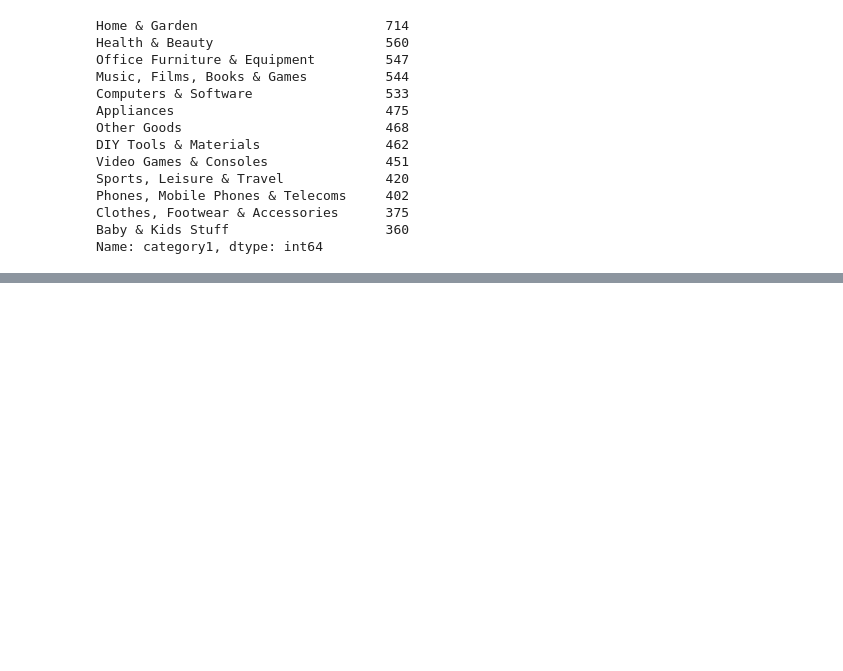
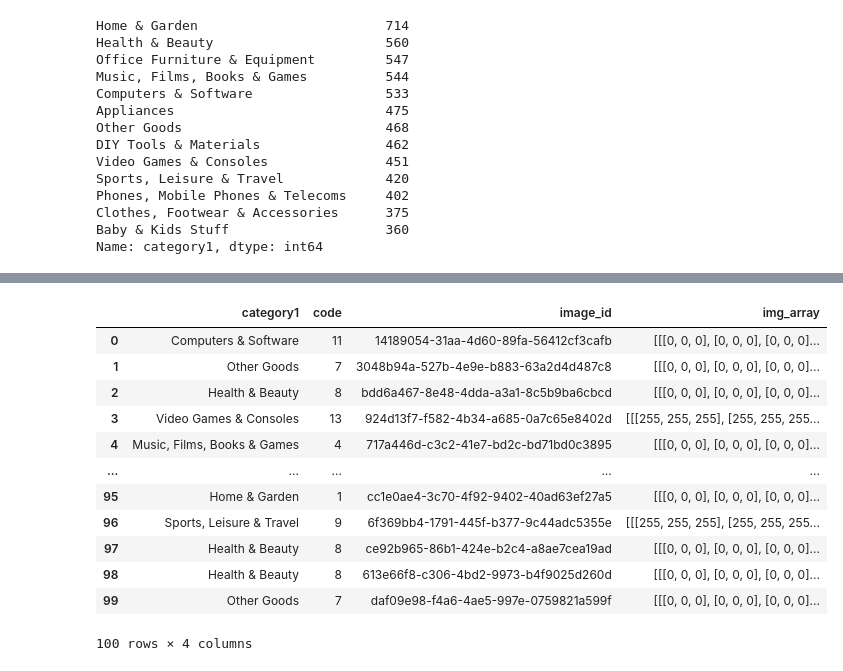
Before and after one commit to mo-sra100/Machine-learning-recommendation-system, a Jupyter notebook: simple_classification_model.ipynb, the cells around one changed output, grey strips where cells are left out. Saved outputs shown, nothing was run; the diff lists cells and outputs as text; code cells hidden in the pictures; blank space fills up the shorter version.

```diff
--- a/simple_classification_model.ipynb
+++ b/simple_classification_model.ipynb
@@ -59 +62,29 @@ tabular_data_4.head()
+# %%
+# Iterates over each product in table from cell 1 and uses its image_id to find the image in the local directory, before converting the image to an array and placing the array in the img_array column
+
+path_to_images_cleaned_128x128 = "images_cleaned_128x128/"
+for i in range(6228):
+    x = tabular_data_4.iat[i,2]
+    y = (f"128x128_cleaned_{x}")
+    # print(y)
+    img_array = mpimg.imread(f'{path_to_images_cleaned_128x128}{y}.jpg')
+    # imgplot = plt.imshow(img_array)
+    img_array_list = list(img_array)
+    tabular_data_4.iat[i,3] = img_array
+    i+=1
+tabular_data_4.head(100)
+# %% [output]
+|  | category1 | code | image_id | img_array |
+| 0 | Computers & Software | 11 | 14189054-31aa-4d60-89fa-56412cf3cafb | [[[0, 0, 0], [0, 0, 0], [0, 0, 0]... |
+| 1 | Other Goods | 7 | 3048b94a-527b-4e9e-b883-63a2d4d487c8 | [[[0, 0, 0], [0, 0, 0], [0, 0, 0]... |
+| 2 | Health & Beauty | 8 | bdd6a467-8e48-4dda-a3a1-8c5b9ba6cbcd | [[[0, 0, 0], [0, 0, 0], [0, 0, 0]... |
+| 3 | Video Games & Consoles | 13 | 924d13f7-f582-4b34-a685-0a7c65e8402d | [[[255, 255, 255], [255, 255, 255... |
+| 4 | Music, Films, Books & Games | 4 | 717a446d-c3c2-41e7-bd2c-bd71bd0c3895 | [[[0, 0, 0], [0, 0, 0], [0, 0, 0]... |
+| ... | ... | ... | ... | ... |
+| 95 | Home & Garden | 1 | cc1e0ae4-3c70-4f92-9402-40ad63ef27a5 | [[[0, 0, 0], [0, 0, 0], [0, 0, 0]... |
+| 96 | Sports, Leisure & Travel | 9 | 6f369bb4-1791-445f-b377-9c44adc5355e | [[[255, 255, 255], [255, 255, 255... |
+| 97 | Health & Beauty | 8 | ce92b965-86b1-424e-b2c4-a8ae7cea19ad | [[[0, 0, 0], [0, 0, 0], [0, 0, 0]... |
+| 98 | Health & Beauty | 8 | 613e66f8-c306-4bd2-9973-b4f9025d260d | [[[0, 0, 0], [0, 0, 0], [0, 0, 0]... |
+| 99 | Other Goods | 7 | daf09e98-f4a6-4ae5-997e-0759821a599f | [[[0, 0, 0], [0, 0, 0], [0, 0, 0]... |
+100 rows × 4 columns
 # %%
```
Also changed, not shown: parts of 11 cells of this notebook, 2 other files.
